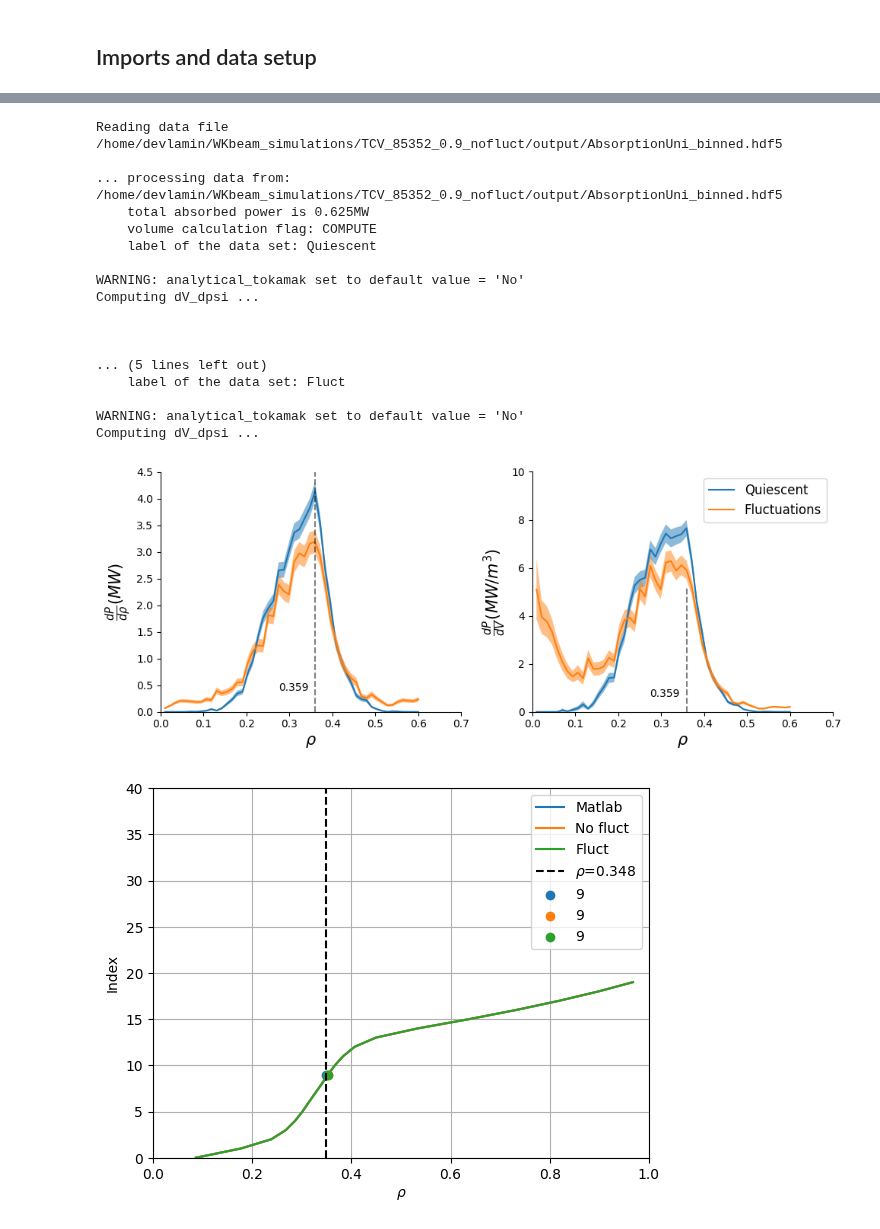
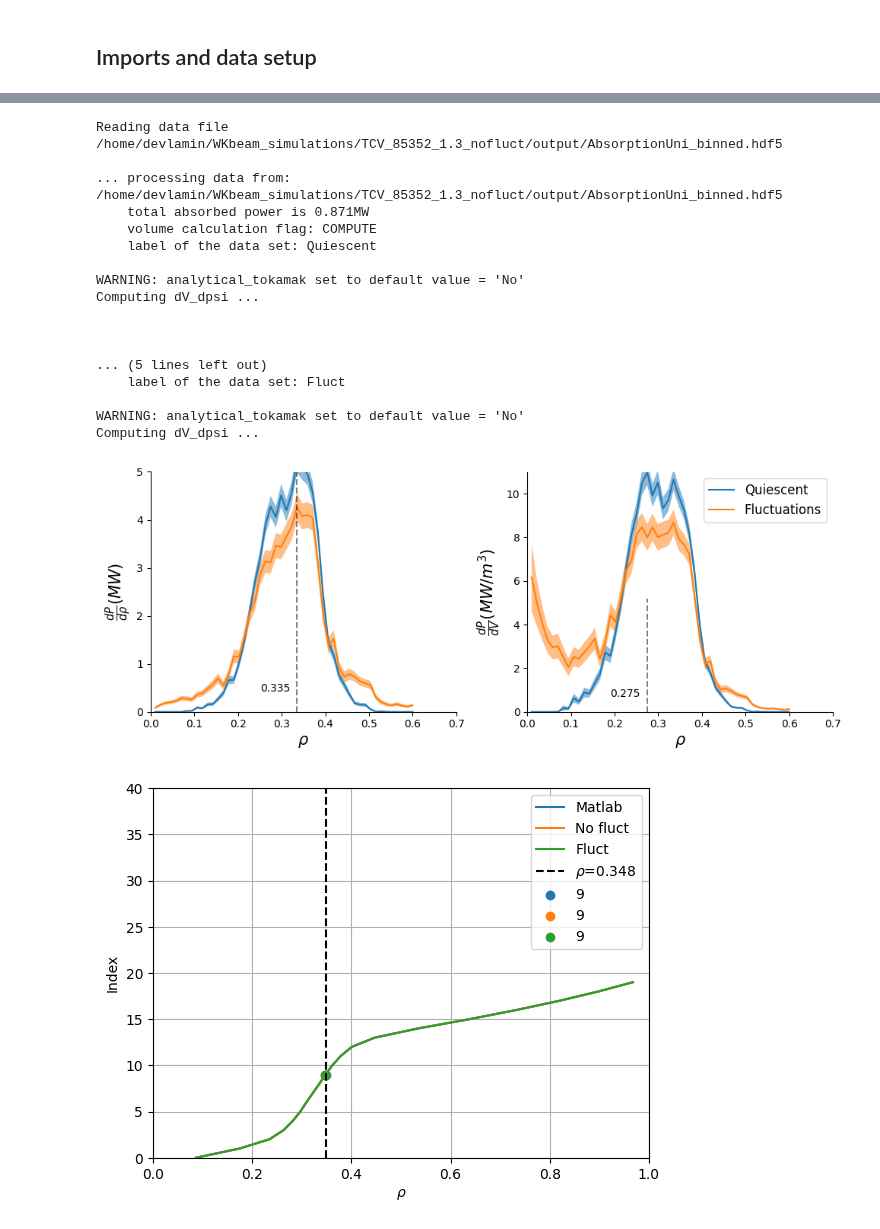
Before and after one commit to EwoutDevlaminck/WKBacca_QL, a Jupyter notebook: QL_analysis.ipynb, the cells around one changed output, grey strips where cells are left out. Saved outputs shown, nothing was run; the diff lists cells and outputs as text; code cells hidden in the pictures.

```diff
--- a/QL_analysis.ipynb
+++ b/QL_analysis.ipynb
@@ -223,10 +228,10 @@ plt.show()
 from CommonModules.input_data import InputData
 from Tools.PlotData.PlotAbsorptionProfile.plotabsprofile import compute_deposition_profiles
 
-filename_abs_nofluct        = '/home/devlamin/WKbeam_simulations/TCV_85352_0.9_nofluct/AbsorptionUni.txt'
-filename_abs_dat_nofluct    = '/home/devlamin/WKbeam_simulations/TCV_85352_0.9_nofluct/output/AbsorptionUni_binned.hdf5'
-filename_abs_fluct        = '/home/devlamin/WKbeam_simulations/TCV_85352_0.9_fluct/AbsorptionUni.txt'
-filename_abs_dat_fluct    = '/home/devlamin/WKbeam_simulations/TCV_85352_0.9_fluct/output/AbsorptionUni_binned.hdf5'
+filename_abs_nofluct        = '/home/devlamin/WKbeam_simulations/TCV_85352_1.3_nofluct/AbsorptionUni.txt'
+filename_abs_dat_nofluct    = '/home/devlamin/WKbeam_simulations/TCV_85352_1.3_nofluct/output/AbsorptionUni_binned.hdf5'
+filename_abs_fluct        = '/home/devlamin/WKbeam_simulations/TCV_85352_1.3_fluct/AbsorptionUni.txt'
+filename_abs_dat_fluct    = '/home/devlamin/WKbeam_simulations/TCV_85352_1.3_fluct/output/AbsorptionUni_binned.hdf5'
 
 # Add absorption data
 absorption_data_nofluct = compute_deposition_profiles(InputData(filename_abs_nofluct), filename_abs_dat_nofluct)
@@ -252,44 +257,44 @@ ax.annotate(f'{rho_abs_nofluct1[np.argmax(dP_drho_nofluct1[:, 0])]:.3f}', (rho_a
 ax.set_xlabel(r'$\rho$', fontsize=15)
 ax.set_ylabel(r'$\frac{dP}{d\rho}(MW)$', fontsize=15)
 ax.set_xlim([0, 0.7])
-ax.set_ylim([0, 4.5])
+ax.set_ylim([0, 5])
 ax.spines['right'].set_visible(False)
 ax.spines['top'].set_visible(False)
 
 ax = plt.subplot(122)
 ax.plot(rho_abs_nofluct1, dP_dV_nofluct1[:, 0], label='Quiescent')
 ax.fill_between(rho_abs_nofluct1, dP_dV_nofluct1[:, 0]-dP_dV_nofluct1[:, 1], dP_dV_nofluct1[:, 0]+dP_dV_nofluct1[:, 1], alpha=0.5)
 ax.plot(rho_abs_fluct1, dP_dV_fluct1[:, 0], label='Fluctuations')
 ax.fill_between(rho_abs_fluct1, dP_dV_fluct1[:, 0]-dP_dV_fluct1[:, 1], dP_dV_fluct1[:, 0]+dP_dV_fluct1[:, 1], alpha=0.5)
 ax.vlines(rho_abs_nofluct1[np.argmax(dP_dV_nofluct1[:, 0])], 0, 5.2, color='black', linestyle='--', alpha=0.5)
 ax.annotate(f'{rho_abs_nofluct1[np.argmax(dP_dV_nofluct1[:, 0])]:.3f}', (rho_abs_nofluct1[np.argmax(dP_dV_nofluct1[:, 0])]-0.05, 0.2), textcoords="offset points", xytext=(0,10), ha='center')
 ax.set_xlabel(r'$\rho$', fontsize=15)
 ax.set_ylabel(r'$\frac{dP}{dV}(MW/m^{3})$', fontsize=15)
 ax.set_xlim([0, 0.7])
-ax.set_ylim([0, 10])
+ax.set_ylim([0, 11])
 ax.spines['right'].set_visible(False)
 ax.spines['top'].set_visible(False)
 plt.legend(fontsize=12)
 plt.tight_layout()
 # %% [output]
-Reading data file /home/devlamin/WKbeam_simulations/TCV_85352_0.9_nofluct/output/AbsorptionUni_binned.hdf5
+Reading data file /home/devlamin/WKbeam_simulations/TCV_85352_1.3_nofluct/output/AbsorptionUni_binned.hdf5
 
-... processing data from: /home/devlamin/WKbeam_simulations/TCV_85352_0.9_nofluct/output/AbsorptionUni_binned.hdf5
-    total absorbed power is 0.625MW
+... processing data from: /home/devlamin/WKbeam_simulations/TCV_85352_1.3_nofluct/output/AbsorptionUni_binned.hdf5
+    total absorbed power is 0.871MW
     volume calculation flag: COMPUTE
     label of the data set: Quiescent
 
 WARNING: analytical_tokamak set to default value = 'No'
 Computing dV_dpsi ...
 
 
 
 ... (5 lines left out)
     label of the data set: Fluct
 
 WARNING: analytical_tokamak set to default value = 'No'
 Computing dV_dpsi ...
-[figure, old version]
+[figure, new version]
 # %%
 def closest_index(val):
     return np.argmin(np.abs(rho_mat- val)), np.argmin(np.abs(np.sqrt(psi)- val)), np.argmin(np.abs(np.sqrt(psi_fluct)- val))
```
Also changed, not shown: parts of 12 cells of this notebook, 43 other files.
